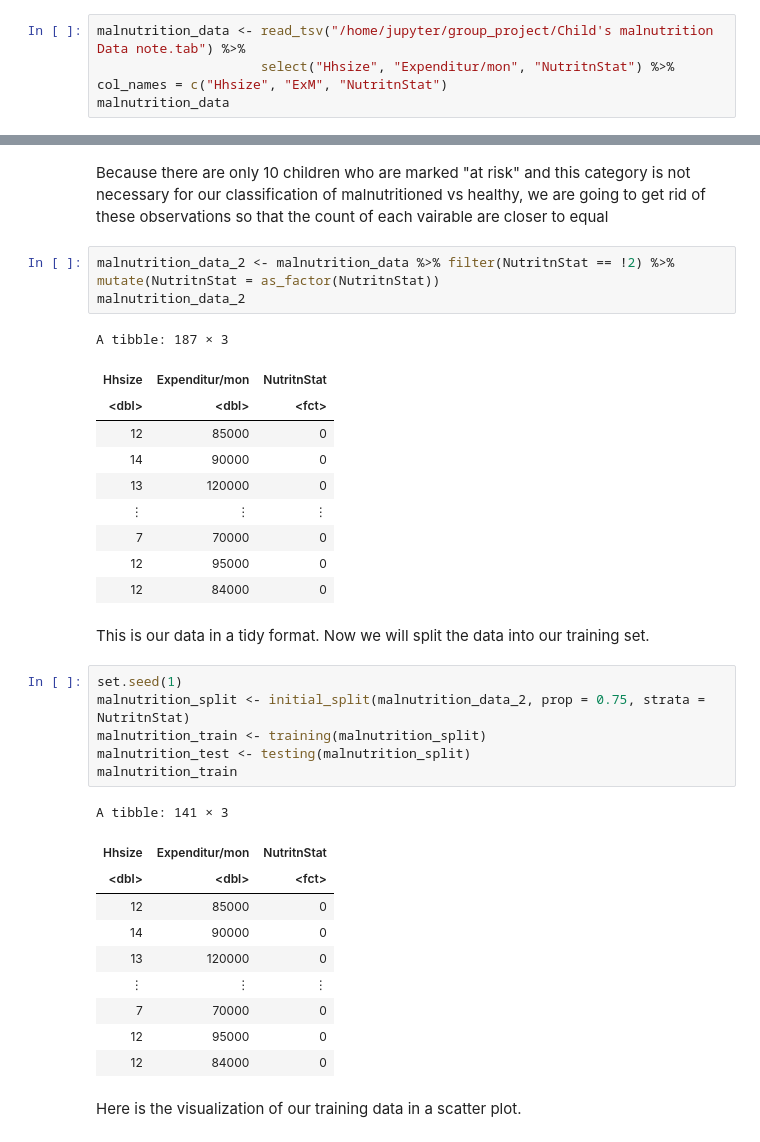
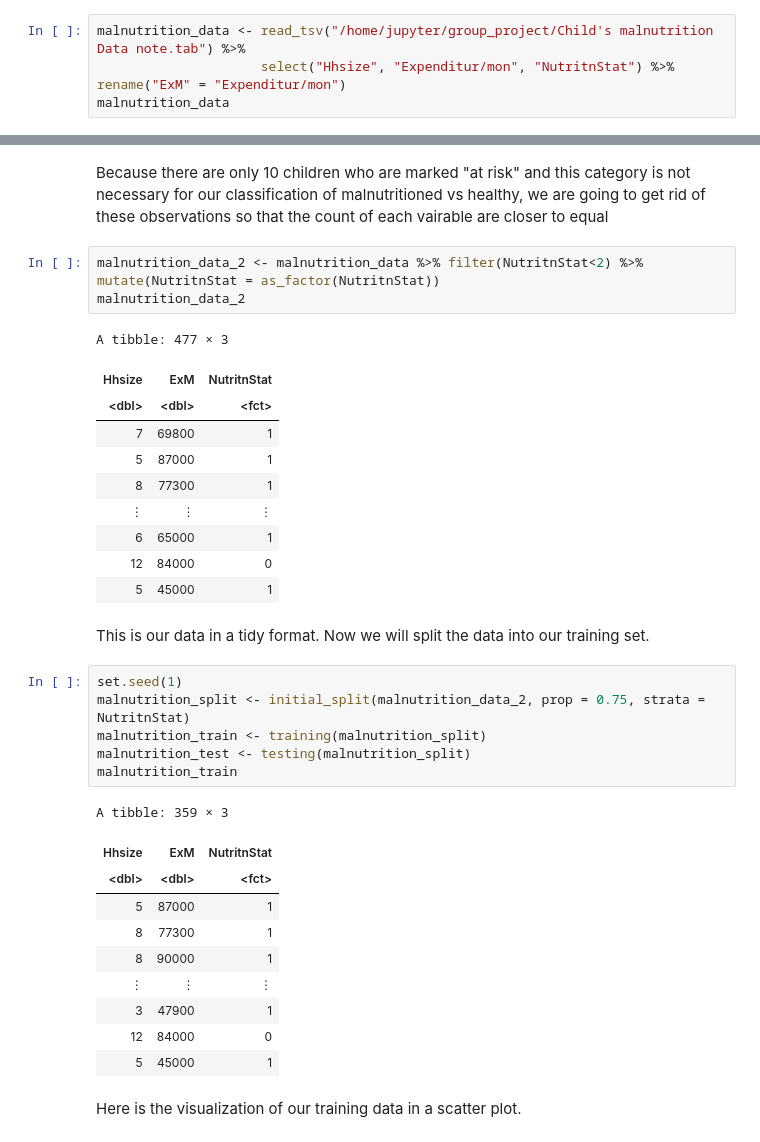
Before and after one commit to ella7920/group_project, a Jupyter notebook: Untitled.ipynb, the cells around one changed output, grey strips where cells are left out. Cells and saved outputs as stored; diff of their text form.

```diff
--- a/Untitled.ipynb
+++ b/Untitled.ipynb
@@ -15,6 +30,6 @@ Most prevalent in developing countries, such as Nigeria, child malnutrition is c
 Data analysis will be done on the columns household size and monthly household expenditure, both of these will be used to predict the child’s malnutrition status. The data would be standardized so that we can accurately predict the child’s nutritional status.
 # %%
 malnutrition_data <- read_tsv("/home/jupyter/group_project/Child's malnutrition Data note.tab") %>%
-                     select("Hhsize", "Expenditur/mon", "NutritnStat") %>% col_names = c("Hhsize", "ExM", "NutritnStat")
+                     select("Hhsize", "Expenditur/mon", "NutritnStat") %>% rename("ExM" = "Expenditur/mon")
 malnutrition_data
 # %% [output]
@@ -34,19 +64,19 @@ A tibble: 3 × 2
 # %% [markdown]
 Because there are only 10 children who are marked "at risk" and this category is not necessary for our classification of malnutritioned vs healthy, we are going to get rid of these observations so that the count of each vairable are closer to equal
 # %%
-malnutrition_data_2 <- malnutrition_data %>% filter(NutritnStat == !2) %>% mutate(NutritnStat = as_factor(NutritnStat))
+malnutrition_data_2 <- malnutrition_data %>% filter(NutritnStat<2) %>% mutate(NutritnStat = as_factor(NutritnStat))
 malnutrition_data_2
 # %% [output]
-A tibble: 187 × 3
+A tibble: 477 × 3
-| Hhsize | Expenditur/mon | NutritnStat |
+| Hhsize | ExM | NutritnStat |
 | <dbl> | <dbl> | <fct> |
-| 12 | 85000 | 0 |
-| 14 | 90000 | 0 |
-| 13 | 120000 | 0 |
+| 7 | 69800 | 1 |
+| 5 | 87000 | 1 |
+| 8 | 77300 | 1 |
 | ⋮ | ⋮ | ⋮ |
-| 7 | 70000 | 0 |
-| 12 | 95000 | 0 |
+| 6 | 65000 | 1 |
 | 12 | 84000 | 0 |
+| 5 | 45000 | 1 |
 # %% [markdown]
 This is our data in a tidy format. Now we will split the data into our training set.
 # %%
@@ -56,16 +86,16 @@ malnutrition_train <- training(malnutrition_split)
 malnutrition_test <- testing(malnutrition_split)
 malnutrition_train
 # %% [output]
-A tibble: 141 × 3
+A tibble: 359 × 3
-| Hhsize | Expenditur/mon | NutritnStat |
+| Hhsize | ExM | NutritnStat |
 | <dbl> | <dbl> | <fct> |
-| 12 | 85000 | 0 |
-| 14 | 90000 | 0 |
-| 13 | 120000 | 0 |
+| 5 | 87000 | 1 |
+| 8 | 77300 | 1 |
+| 8 | 90000 | 1 |
 | ⋮ | ⋮ | ⋮ |
-| 7 | 70000 | 0 |
-| 12 | 95000 | 0 |
+| 3 | 47900 | 1 |
 | 12 | 84000 | 0 |
+| 5 | 45000 | 1 |
 # %% [markdown]
 Here is the visualization of our training data in a scatter plot.
 # %%
```
Also changed, not shown: parts of 3 cells of this notebook.
